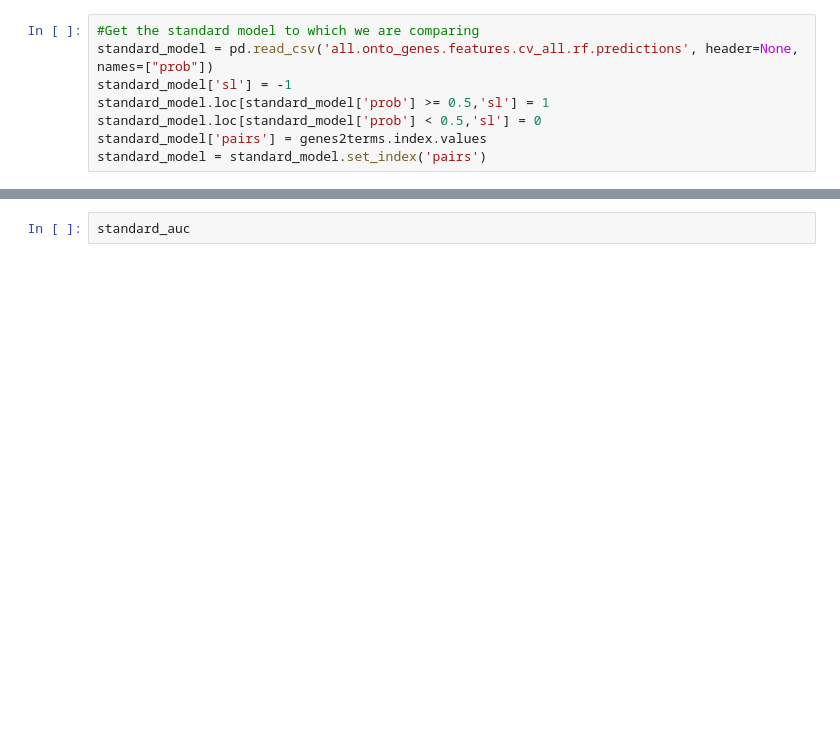
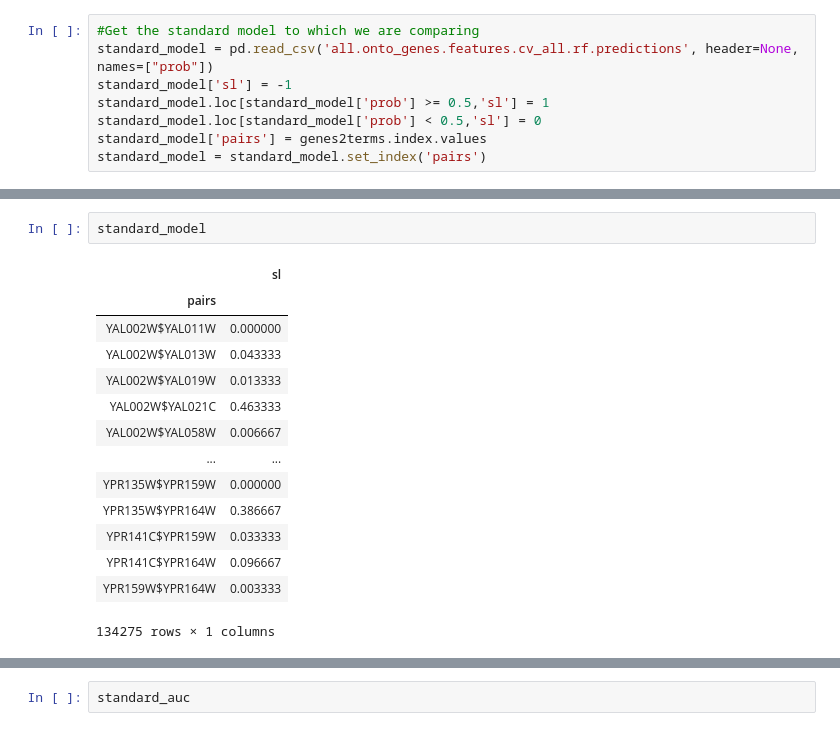
Before and after one commit to shahaf-sameach/synthetic-lethality-classifier-, a Jupyter notebook: main_v3.ipynb, the cells around one changed output, grey strips where cells are left out. Cells and saved outputs as stored; diff of their text form; blank space fills up the shorter version.

```diff
--- a/main_v3.ipynb
+++ b/main_v3.ipynb
@@ -135,3 +147,20 @@ standard_model = standard_model.set_index('pairs')
+# %%
+standard_model
+# %% [output]
+|  | sl |
+| pairs |  |
+| YAL002W$YAL011W | 0.000000 |
+| YAL002W$YAL013W | 0.043333 |
+| YAL002W$YAL019W | 0.013333 |
+| YAL002W$YAL021C | 0.463333 |
+| YAL002W$YAL058W | 0.006667 |
+| ... | ... |
+| YPR135W$YPR159W | 0.000000 |
+| YPR135W$YPR164W | 0.386667 |
+| YPR141C$YPR159W | 0.033333 |
+| YPR141C$YPR164W | 0.096667 |
+| YPR159W$YPR164W | 0.003333 |
+134275 rows × 1 columns
 # %%
 %matplotlib inline
 ## import numpy as np
```
Also changed, not shown: parts of 3 cells of this notebook, 1 other file.
